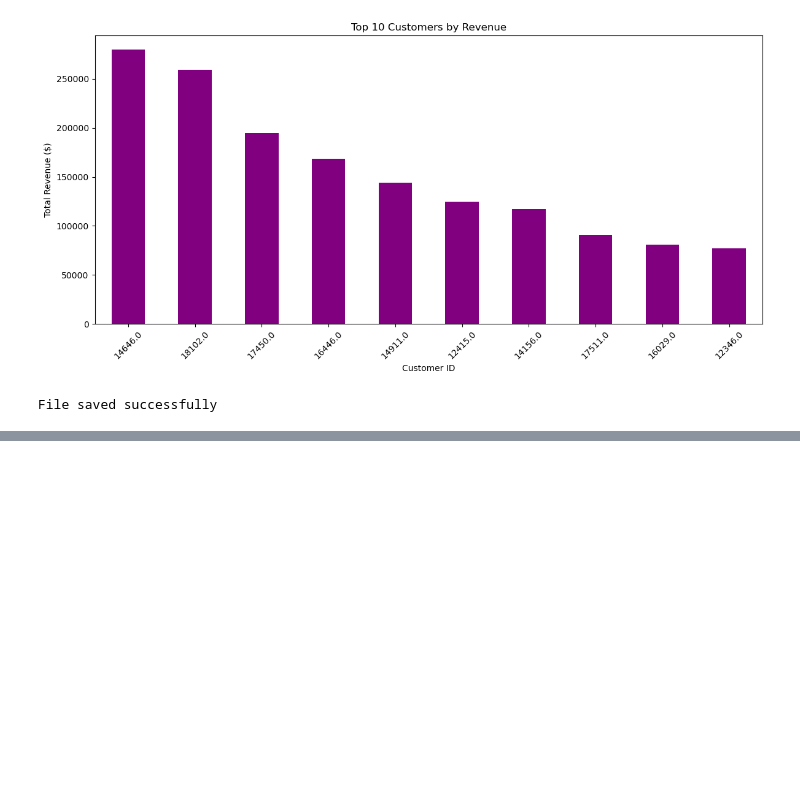
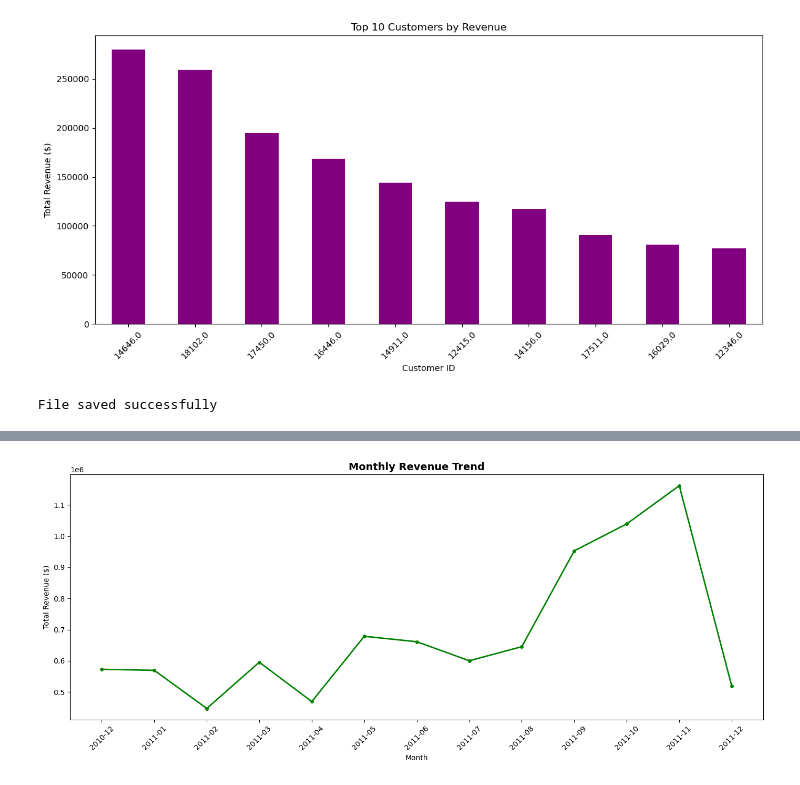
Before and after one commit to Saad-TheAnalyst/Ecommerce-Sales-Customer-Analysis, a Jupyter notebook: ecommerce_analysis.ipynb, the cells around one changed output, grey strips where cells are left out. Cells and saved outputs as stored; diff of their text form; code cells hidden in the pictures; blank space fills up the shorter version.

```diff
--- a/ecommerce_analysis.ipynb
+++ b/ecommerce_analysis.ipynb
@@ -285,0 +456,6 @@ File saved successfully
+# %%
+##   Monthly Revenue Trend
+
+monthly_revenue = df.groupby(['Year', 'Month'])['TotalRevenue'].sum().reset_index()
+print("=== MONTHLY REVENUE TREND ===")
+print(monthly_revenue.to_string())
@@ -285,0 +525,15 @@ File saved successfully
+# %%
+##   Monthly Revenue Trend
+
+plt.figure(figsize=(14,6))
+plt.plot(range(len(monthly_revenue)), monthly_revenue['TotalRevenue'],
+         color='green', linewidth=2, marker='o', markersize=4)
+plt.title('Monthly Revenue Trend', fontsize=14, fontweight='bold')
+plt.xlabel('Month')
+plt.ylabel('Total Revenue ($)')
+month_labels = [f"{int(row['Year'])}-{int(row['Month']):02d}" for _, row in monthly_revenue.iterrows()]
+plt.xticks(range(len(monthly_revenue)), month_labels, rotation=45)
+plt.tight_layout()
+plt.show()
+# %% [output]
+[figure, added]
```
Also changed, not shown: parts of 16 cells of this notebook, 2 other files.
